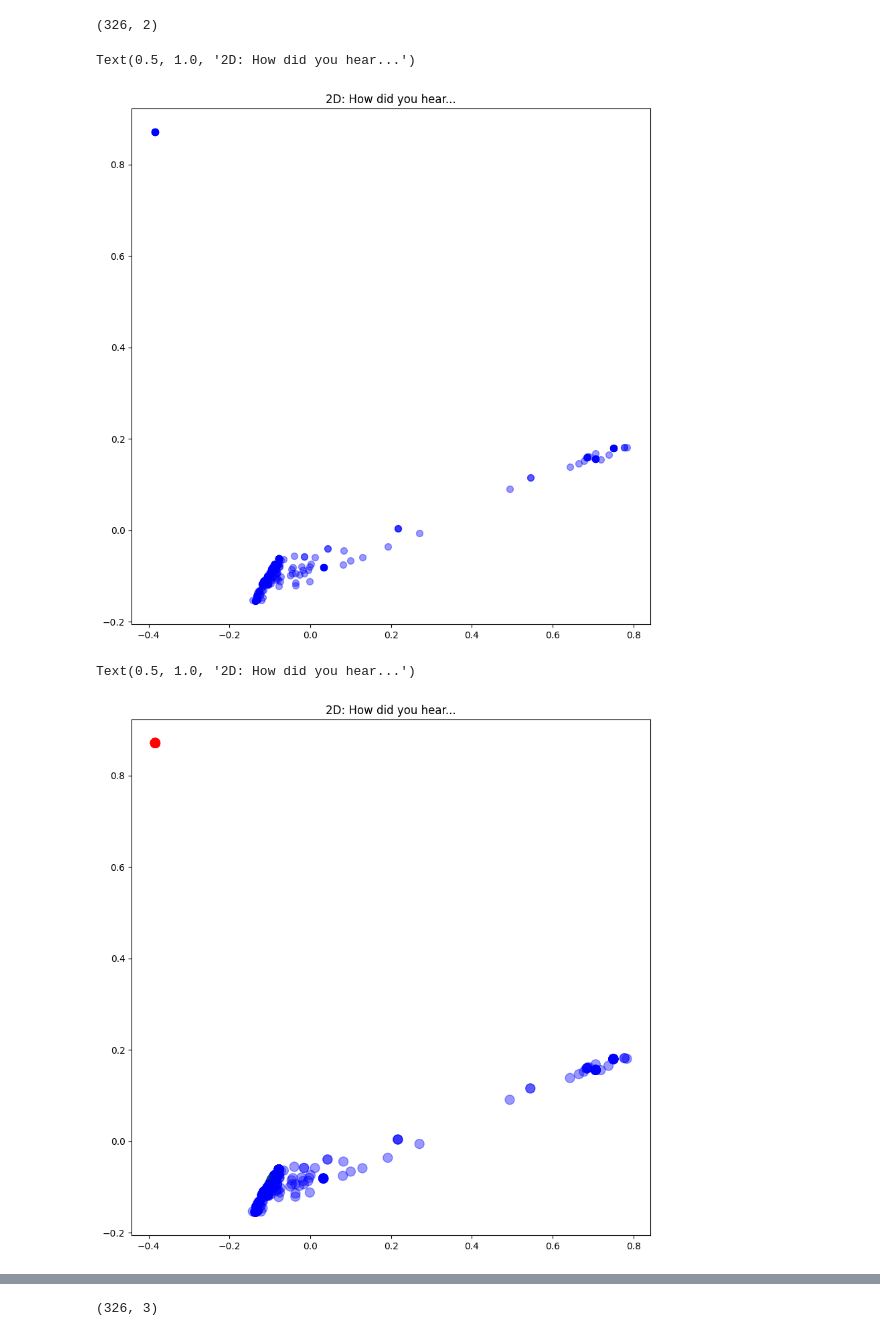
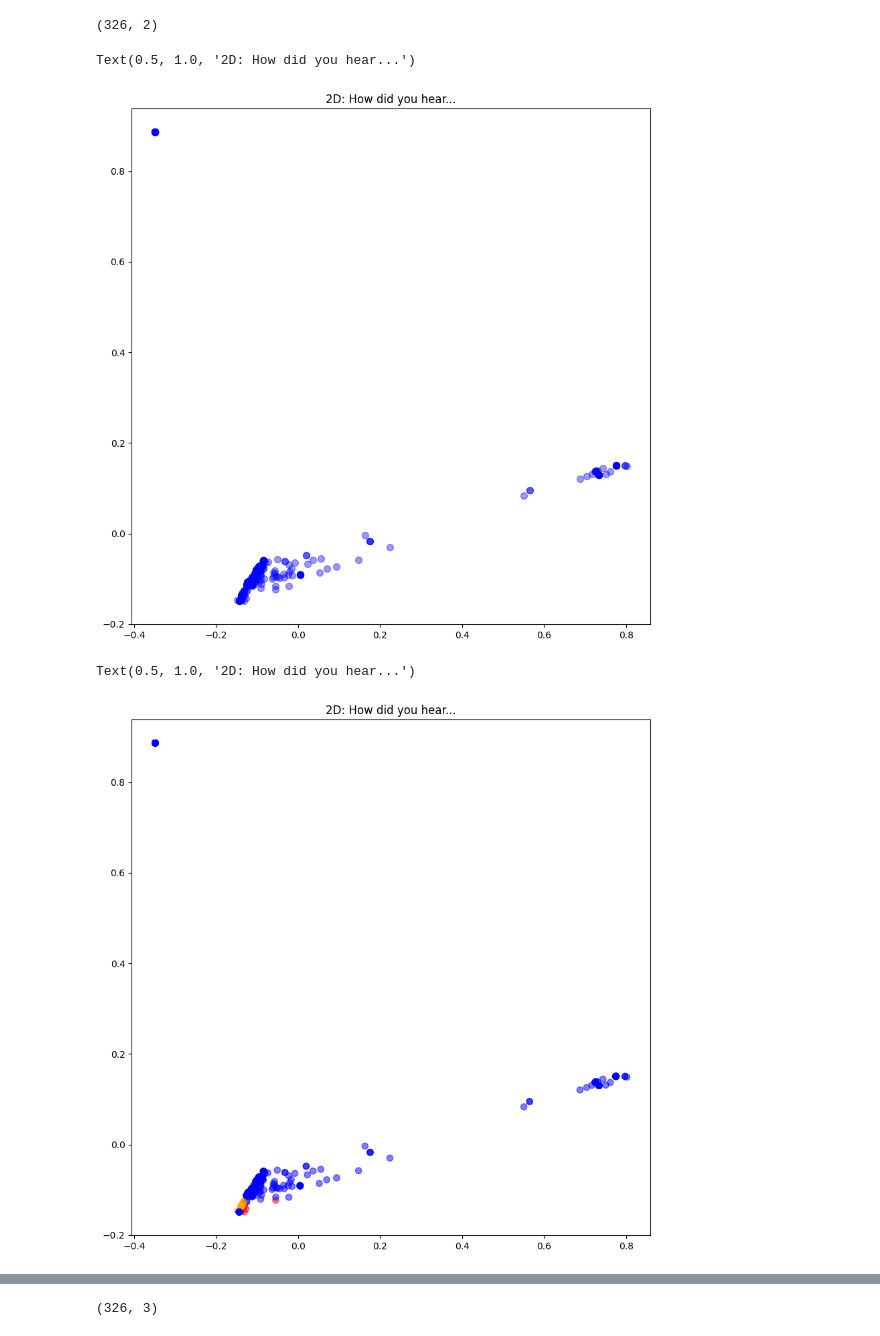
Before and after one commit to anyaconda/my-razom, a Jupyter notebook: nlp_2_model.ipynb, the cells around one changed output, grey strips where cells are left out. Saved outputs shown, nothing was run; the diff lists cells and outputs as text; code cells hidden in the pictures.

Commit message:
NLP for UDS demo; ML Pipeline: modified 2-mode, added private tag”

```diff
--- a/nlp_2_model.ipynb
+++ b/nlp_2_model.ipynb
@@ -121,0 +121,15 @@ Index(['Unnamed: 0', 'LGL Constituent ID', 'First Name', 'Last Name',
+# %%
+pd.set_option('display.max_colwidth', 50)
+
+#feature engineering - concatentate text columns? here, no
+df_tidy['all_text'] = df_tidy['Contact rpt. description'].str.replace('\s',' ', regex=True) #\s stands for “whitespace character”. In all flavors, it includes [ \t\r\n\f]
+df_tidy['all_text'] = df_tidy['all_text'].str.lower()
+#$manual rules
+df_tidy['all_text'] = df_tidy['all_text'].str.replace('[\’\']s\s',' ', regex=True)
+df_tidy['all_text'] = df_tidy['all_text'].str.replace('i[\’\']m\s','im ', regex=True)
+df_tidy['all_text'] = df_tidy['all_text'].str.replace('y[\’\']all','you all', regex=True)
+df_tidy['all_text'] = df_tidy['all_text'].str.replace('n/a','__na__') #replace n/a
+
+print(df_tidy.shape)
+df_tidy.tail() #$private
+IPython.display.clear_output(True)
@@ -168,11 +331,6 @@ wordcloud_base.to_image()
 # %%
 #tokenize train data and build the vocabulary
-vect_base = CountVectorizer().fit(text_train)
+vect_c1 = TfidfVectorizer(min_df = .01, ngram_range=(1, 3), stop_words="english")#, max_df=.99, norm=None)
 
 # `transform` converts text to a bow representation: SciPy sparse matrix only stores non-zero entries
-X_base = vect_base.transform(text_train)
-print("X_base:\n{}".format(repr(X_base)))
-
-# dense dtm
-#dtm_base = X_base.to_array()
-#print ("document-term dimensions:", dtm_base.shape)
+X_c1 = vect_c1.fit_transform(text_train)
@@ -790,0 +653,11 @@ plt.show()
+# %%
+from sklearn.cluster import KMeans
+from sklearn.decomposition import PCA
+
+ds = X_c1.toarray()
+n_clusters = 4
+kmeans = KMeans(n_clusters=n_clusters, random_state=0, n_init='auto').fit(ds)
+
+kmeans_labels = kmeans.labels_
+
+kmeans_labels
@@ -837,25 +707,26 @@ plt.scatter(x,y, color = 'blue', alpha=0.4, s=50)
 plt.title('2D: How did you hear...')
 # %% [output]
 Text(0.5, 1.0, '2D: How did you hear...')
-[figure, old version]
+[figure, new version]
 # %%
 kmeans_labels #class numpy.ndarray
 df_tidy['cluster'] = kmeans_labels
 
 #set cluster colors
-dict_c = {0:'b', 1:'g', 2:'r'}
+dict_c = {0:'b', 1:'g', 2:'r', 3: 'orange'}
 df_tidy['color'] = df_tidy['cluster'].map(dict_c)
 
 #preview
-df_tidy.head();
+df_tidy.head() #$private
+IPython.display.clear_output(True)
 # %%
 plt.figure(figsize=(10,10))
 
-plt.scatter(x,y, color = df_tidy['color'], alpha=0.4, s=100, edgecolors=df_tidy['color'])
+plt.scatter(x,y, color = df_tidy['color'], alpha=0.5, s=45)
 plt.title('2D: How did you hear...')
 # %% [output]
 Text(0.5, 1.0, '2D: How did you hear...')
-[figure, old version]
+[figure, new version]
 # %%
 fig, ax = plt.subplots(figsize=(10,10))
 ax.scatter(x,y, color = df_tidy['color'], alpha=0.4, s=50)
```
Also changed, not shown: parts of 116 cells of this notebook, 1 other file.
